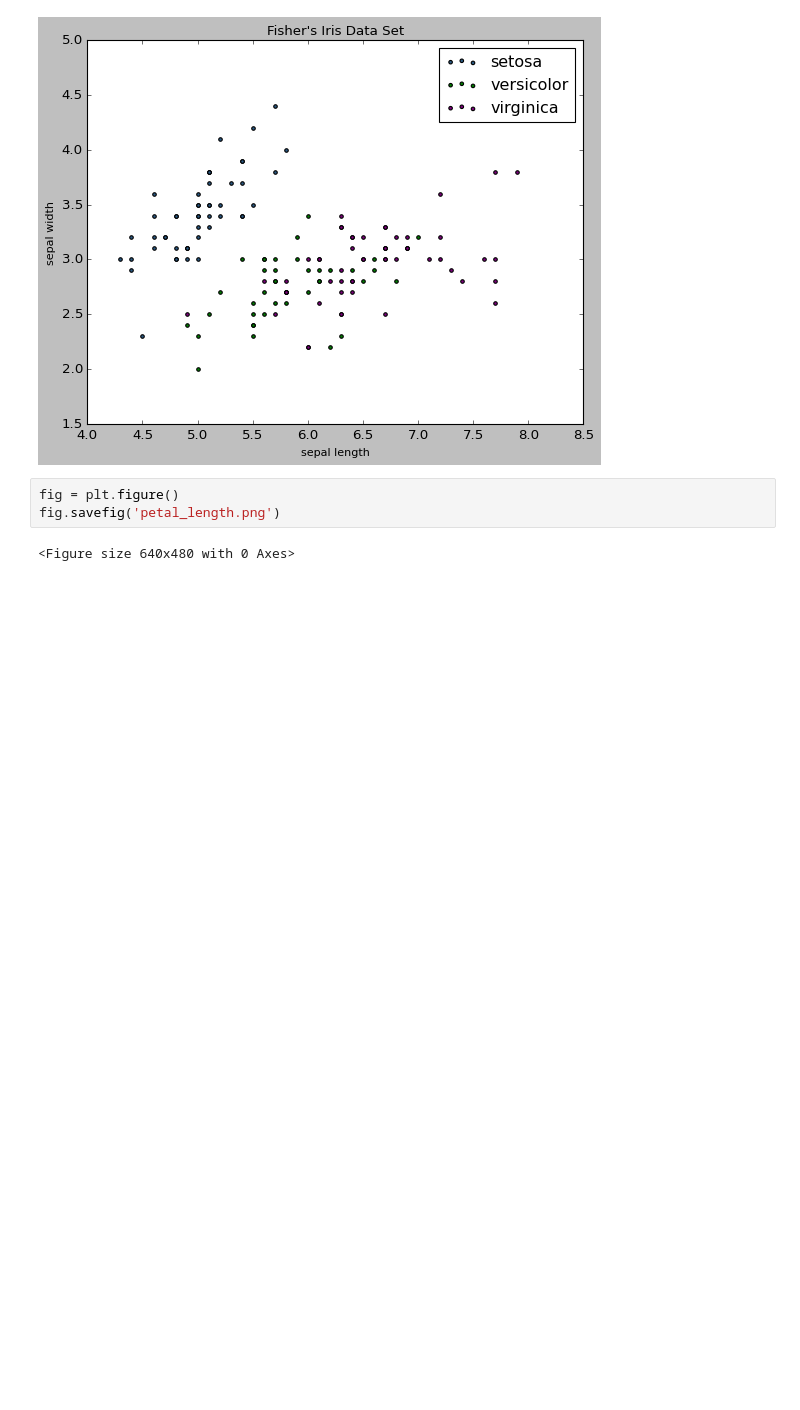
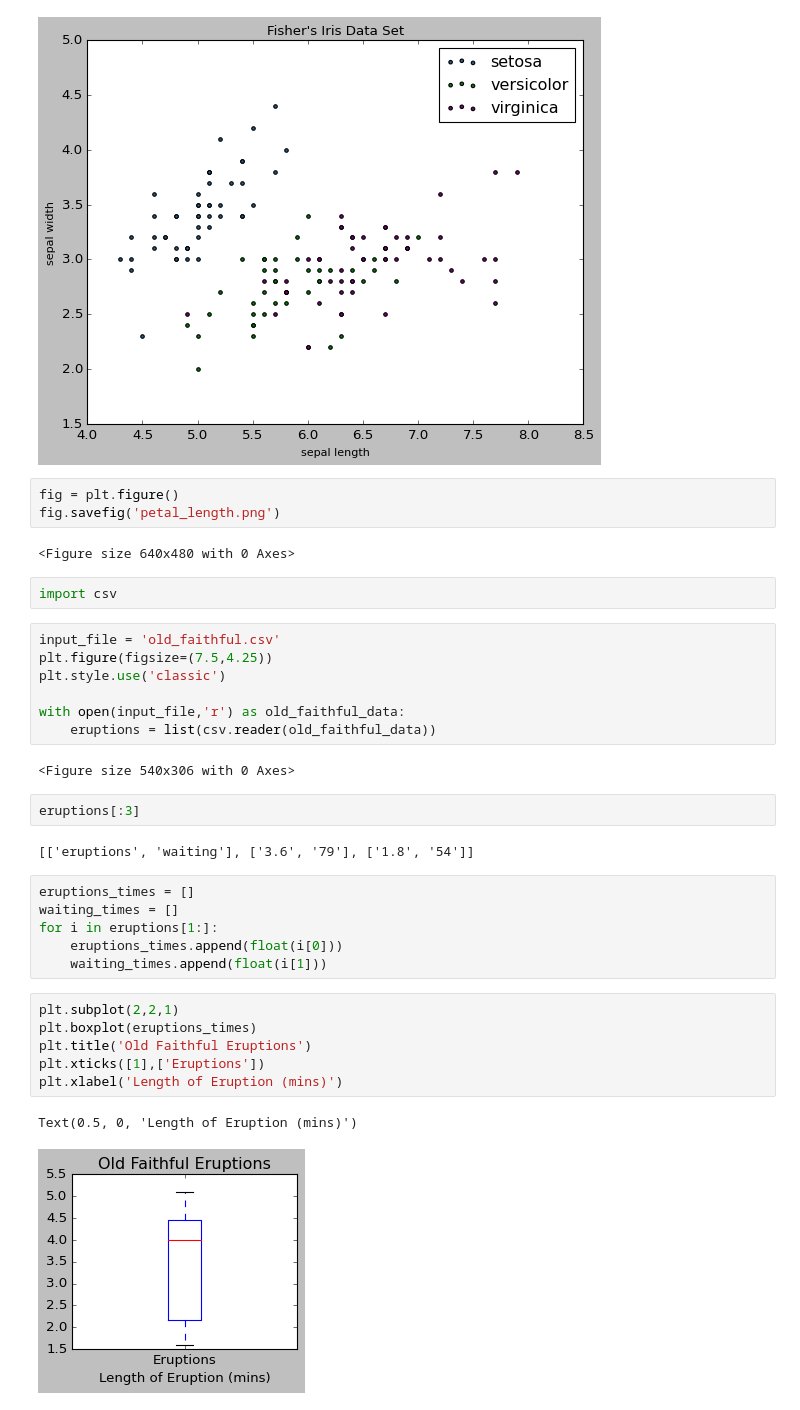
Before and after one commit to dnlsyfq/py_plotsgraphic, a Jupyter notebook: matplotlib.ipynb, the cells around one changed output. Cells and saved outputs as stored; diff of their text form; blank space fills up the shorter version.

```diff
--- a/matplotlib.ipynb
+++ b/matplotlib.ipynb
@@ -200,3 +200,33 @@ fig = plt.figure()
 fig.savefig('petal_length.png')
 # %% [output]
 <Figure size 640x480 with 0 Axes>
+# %%
+import csv
+# %%
+input_file = 'old_faithful.csv'
+plt.figure(figsize=(7.5,4.25))
+plt.style.use('classic')
+
+with open(input_file,'r') as old_faithful_data:
+    eruptions = list(csv.reader(old_faithful_data))
+# %% [output]
+<Figure size 540x306 with 0 Axes>
+# %%
+eruptions[:3]
+# %% [output]
+[['eruptions', 'waiting'], ['3.6', '79'], ['1.8', '54']]
+# %%
+eruptions_times = []
+waiting_times = []
+for i in eruptions[1:]:
+    eruptions_times.append(float(i[0]))
+    waiting_times.append(float(i[1]))
+# %%
+plt.subplot(2,2,1)
+plt.boxplot(eruptions_times)
+plt.title('Old Faithful Eruptions')
+plt.xticks([1],['Eruptions'])
+plt.xlabel('Length of Eruption (mins)')
+# %% [output]
+Text(0.5, 0, 'Length of Eruption (mins)')
+[figure, added]
```
Also changed, not shown: parts of 4 cells of this notebook, 1 other file.
